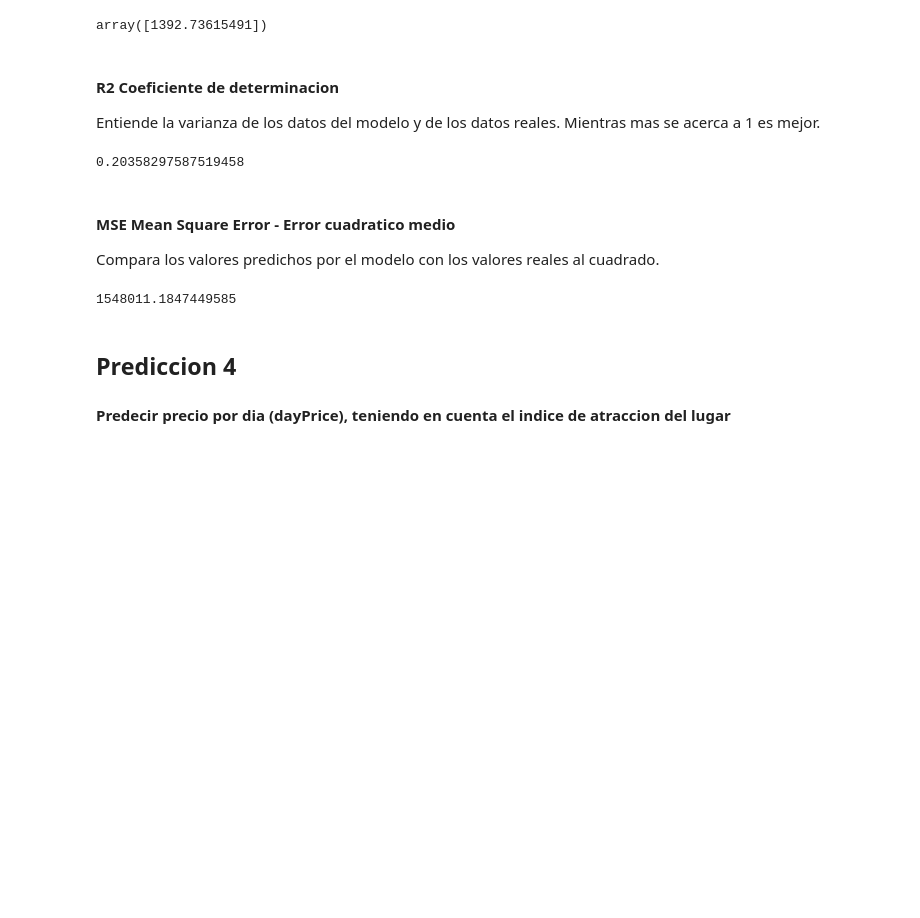
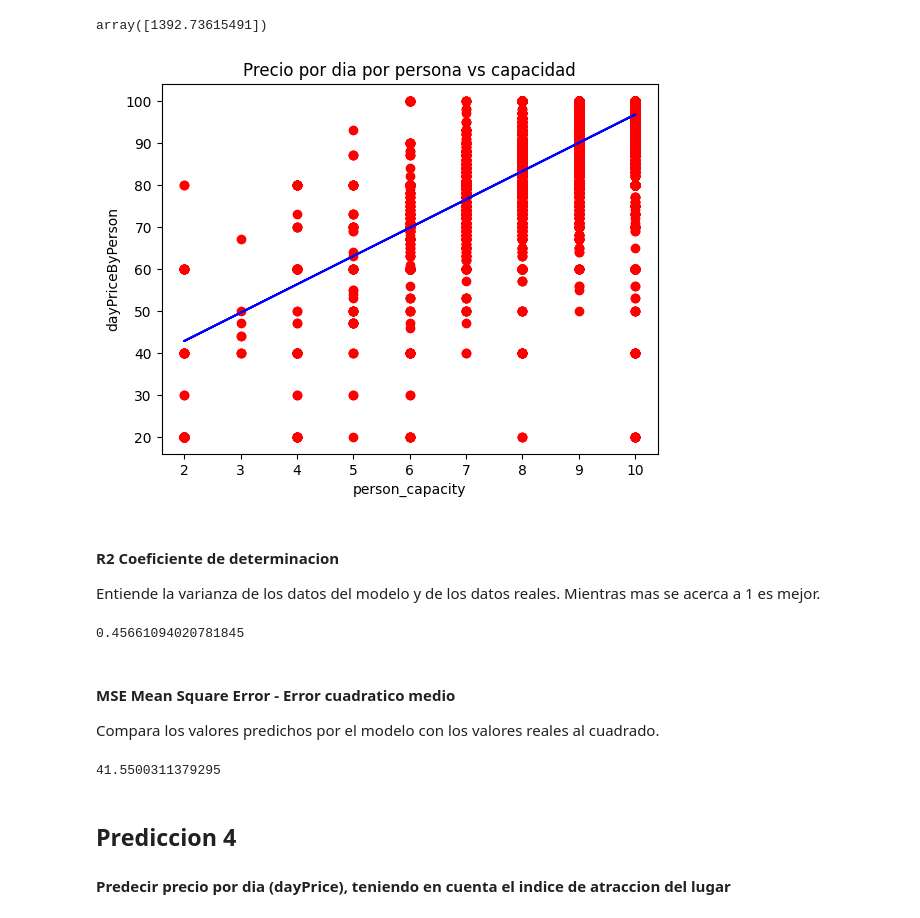
Before and after one commit to Leo12Casale/AnalisisDatos-Accidentes, a Jupyter notebook: Graficos.ipynb, the cells around one changed output. Saved outputs shown, nothing was run; the diff lists cells and outputs as text; code cells hidden in the pictures; blank space fills up the shorter version.

```diff
--- a/Graficos.ipynb
+++ b/Graficos.ipynb
@@ -331,8 +331,9 @@ r2
 # %%
 dataset = df
 
-X = dataset.iloc[:, [7, 14]].values #Seleccionar variables person_capacity y distancia al centro
-y = dataset.iloc[:, 2].values #Seleccionar la variable independiente --> dayPrice
+X = dataset.iloc[:, 7].values #Seleccionar variables person_capacity y distancia al centro
+X = X_row.reshape(-1,1)
+y = dataset.iloc[:, 3].values #Seleccionar la variable independiente --> dayPrice
 # %%
 dataset
 # %% [output]
@@ -397,6 +398,15 @@ pred_valor_x = regressor.predict(valor_x_array.reshape(-2,2))
 pred_valor_x
 # %% [output]
 array([1392.73615491])
+# %%
+plt.scatter(X_train, y_train, color = 'red')
+plt.plot(X_test, y_pred, color = 'blue')
+plt.title('Precio por dia por persona vs capacidad')
+plt.xlabel('person_capacity')
+plt.ylabel('dayPriceByPerson')
+plt.show()
+# %% [output]
+[figure, added]
 # %% [markdown]
 #### R2 Coeficiente de determinacion
 Entiende la varianza de los datos del modelo y de los datos reales.
@@ -405,7 +415,7 @@ Mientras mas se acerca a 1 es mejor.
 r2 = r2_score(y_test, y_pred)
 r2
 # %% [output]
-0.20358297587519458
+0.45661094020781845
 # %% [markdown]
 #### MSE Mean Square Error - Error cuadratico medio
 Compara los valores predichos por el modelo con los valores reales al cuadrado.
@@ -413,7 +423,7 @@ Compara los valores predichos por el modelo con los valores reales al cuadrado.
 mse = mean_squared_error(y_test, y_pred)
 mse
 # %% [output]
-1548011.1847449585
+41.5500311379295
 # %% [markdown]
 ## Prediccion 4
 #### Predecir precio por dia (dayPrice), teniendo en cuenta el indice de atraccion del lugar
```
Also changed, not shown: parts of 14 cells of this notebook.
